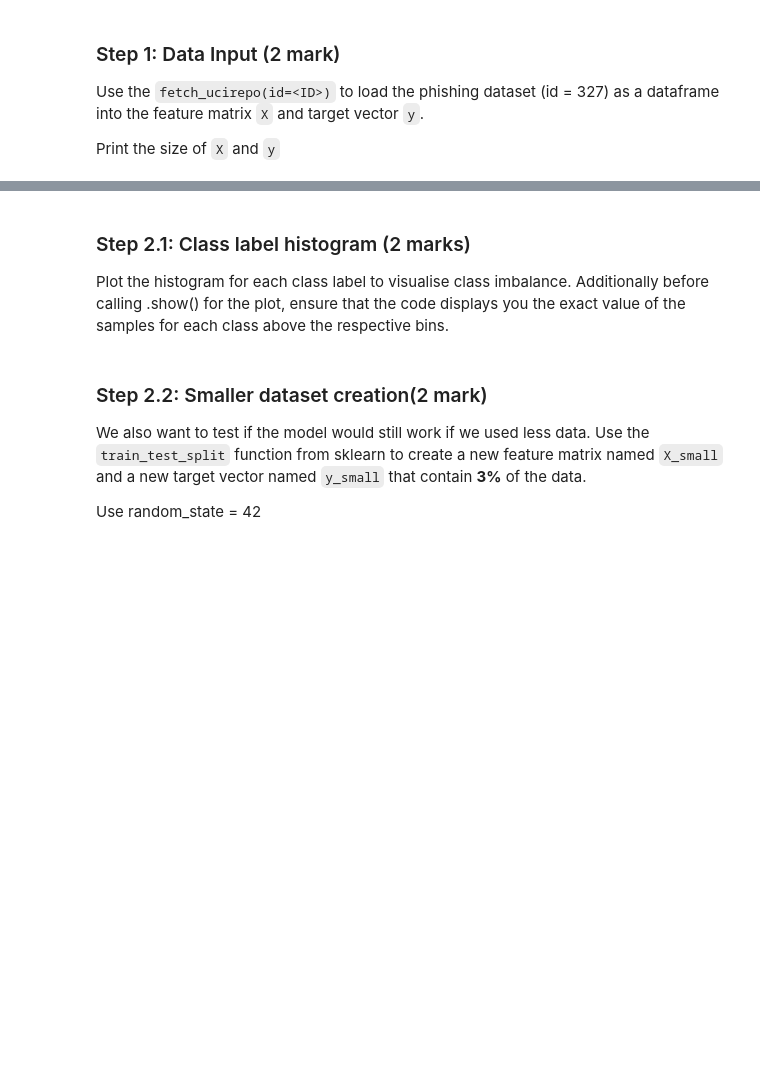
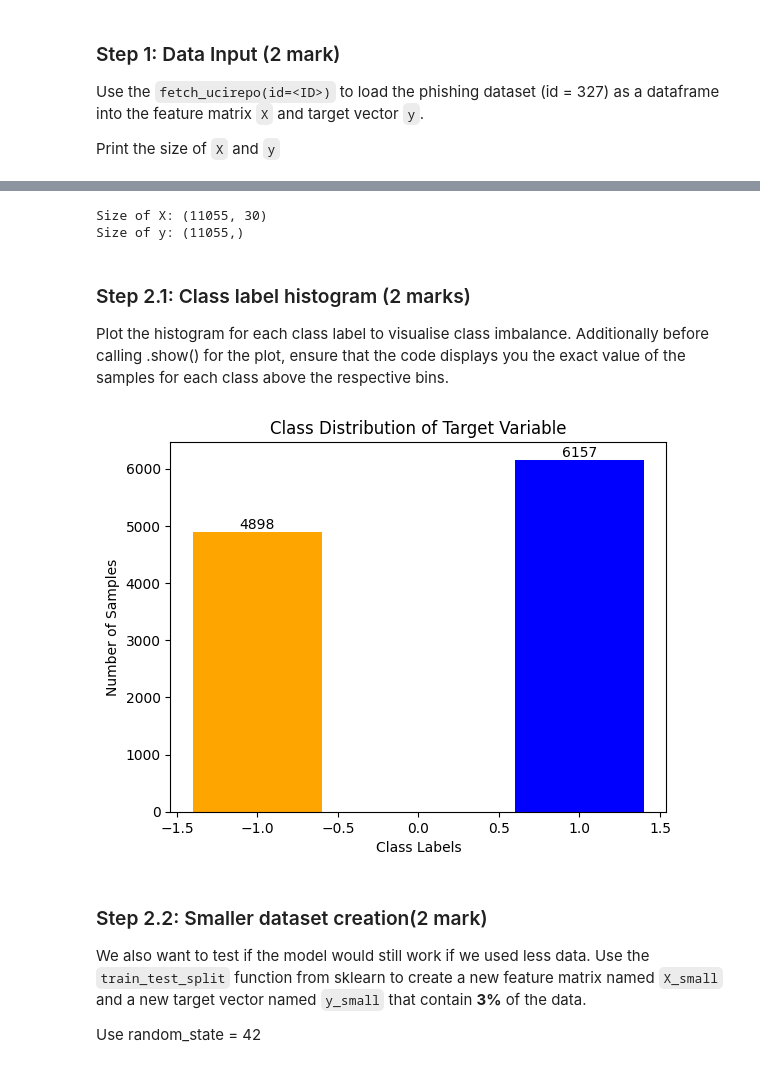
Before and after one commit to Kaushini1408/engg680_2024_fall, a Jupyter notebook: Lab_Assignment3/Assignment3.ipynb, the cells around one changed output, grey strips where cells are left out. Drawn from its saved outputs; the diff is of its cells as text; code cells hidden in the pictures; blank space fills up the shorter version.

```diff
--- a/Lab_Assignment3/Assignment3.ipynb
+++ b/Lab_Assignment3/Assignment3.ipynb
@@ -443,19 +456,32 @@ from ucimlrepo import fetch_ucirepo
 phishing_websites = fetch_ucirepo(id=327)
 
 # TO DO: data (as pandas dataframes) (1 mark)
-
+X = pd.DataFrame(phishing_websites['data']['features'])
+y = pd.Series(phishing_websites['data']['targets'].values.ravel(), name="target")
 # TO DO: display sizes of X and y (1 mark)
+print("Size of X:", X.shape)
+print("Size of y:", y.shape)
+# %% [output]
+Size of X: (11055, 30)
+Size of y: (11055,)
 # %% [markdown]
 ### Step 2.1: Class label histogram (2 marks)
 
 Plot the histogram for each class label to visualise class imbalance. Additionally before calling .show() for the plot, ensure that the code displays you the exact value of the samples for each class above the respective bins.
 # %%
 # TO DO: Check the class distribution of y (2 mark)
-
+class_counts = y.value_counts()
+plt.bar(class_counts.index, class_counts.values, color=['blue', 'orange'])
+for idx, value in enumerate(class_counts.values):
+ plt.text(class_counts.index[idx], value, str(value), ha='center', va='bottom')
 
 # Display exact values for each bin in the histogram
-
+plt.xlabel("Class Labels")
+plt.ylabel("Number of Samples")
+plt.title("Class Distribution of Target Variable")
 plt.show()
+# %% [output]
+[figure, added]
 # %% [markdown]
 ### Step 2.2: Smaller dataset creation(2 mark)
 
```
Also changed, not shown: parts of 8 cells of this notebook.
